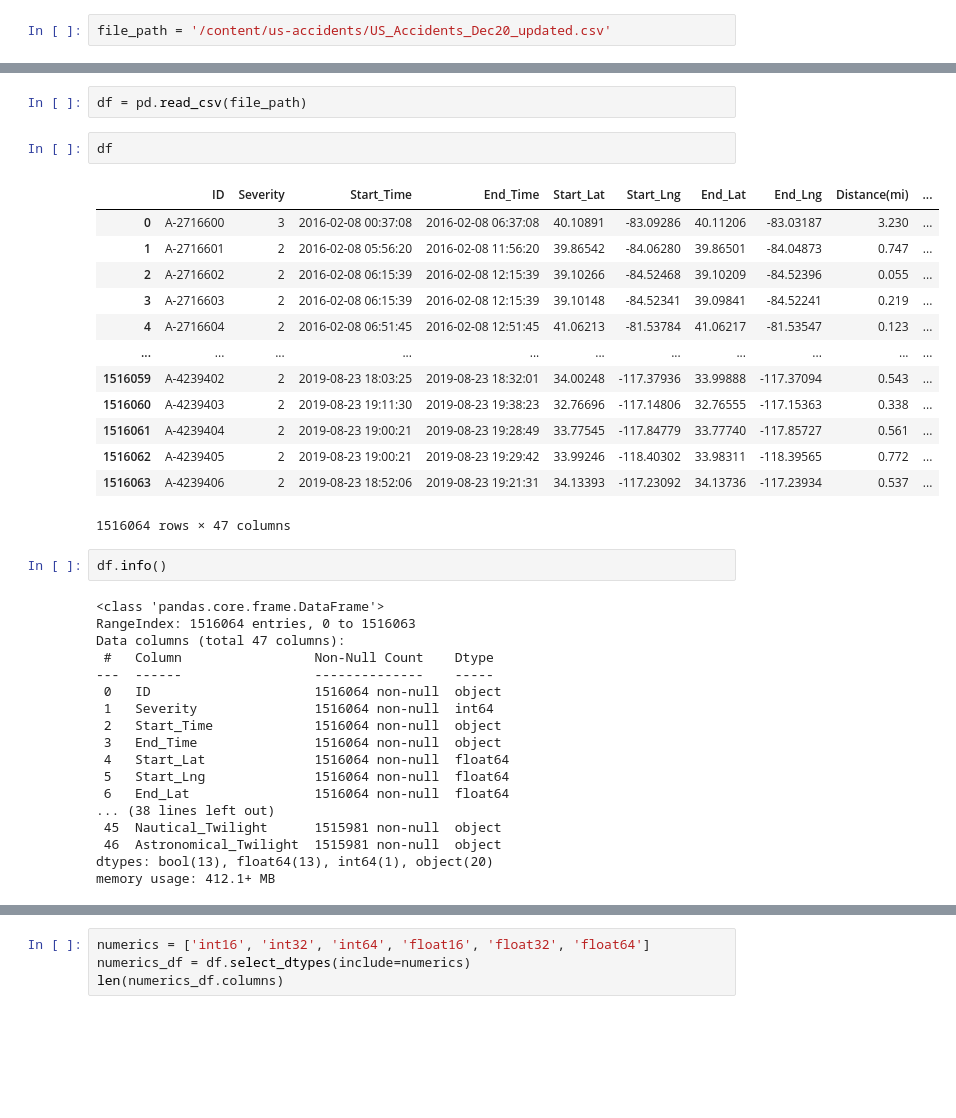
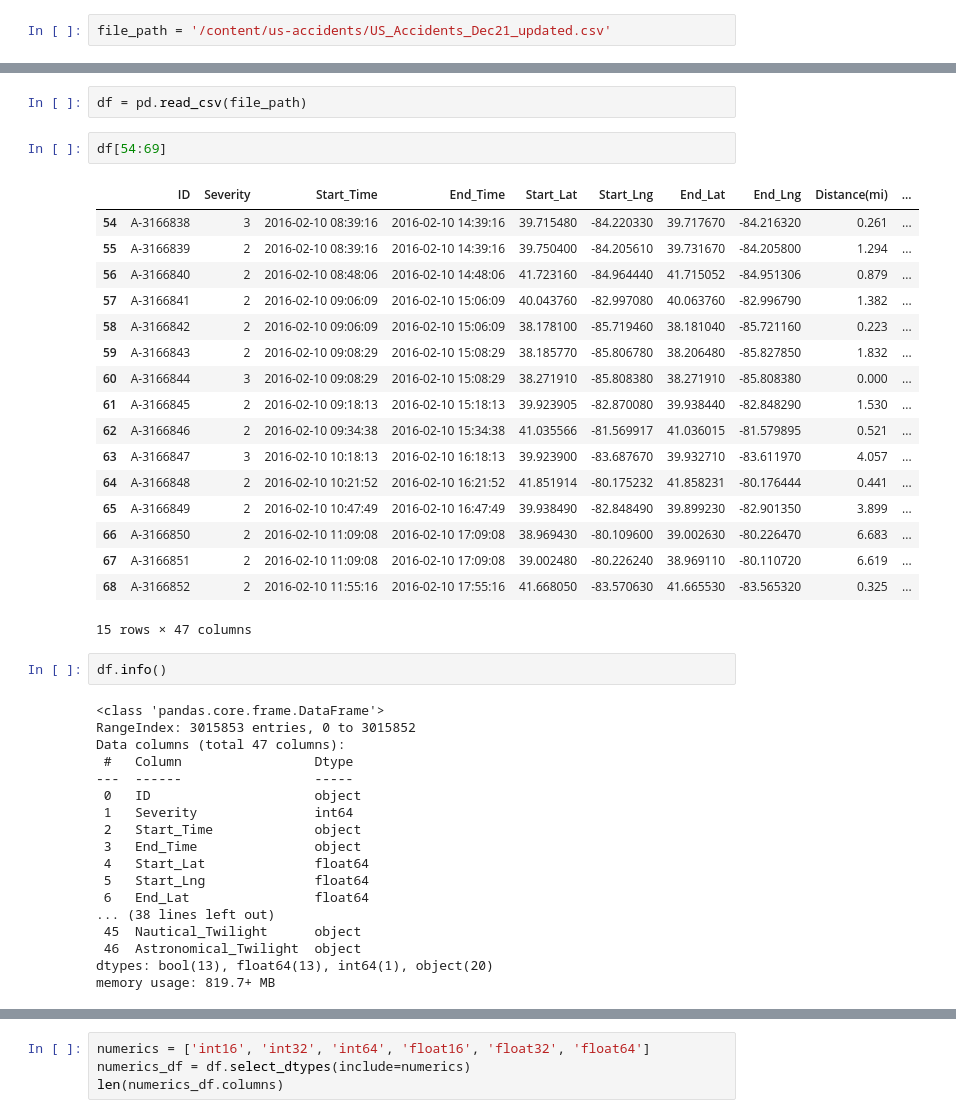
Before and after one commit to Marveloder/USA-ACCIDENT-EDA, a Jupyter notebook: US_Accident_EDA.ipynb, the cells around one changed output, grey strips where cells are left out. Saved outputs shown, nothing was run; the diff lists cells and outputs as text; blank space fills up the shorter version.

```diff
--- a/US_Accident_EDA.ipynb
+++ b/US_Accident_EDA.ipynb
@@ -15,5 +13,5 @@ Downloading us-accidents.zip to ./us-accidents
 # %%
-file_path = '/content/us-accidents/US_Accidents_Dec20_updated.csv'
+file_path = '/content/us-accidents/US_Accidents_Dec21_updated.csv'
 # %% [markdown]
 # Data Preparation and Cleaning
 - Load the file using Pandas
@@ -24,41 +22,45 @@ import pandas as pd
 # %%
 df = pd.read_csv(file_path)
 # %%
-df
+df[54:69]
 # %% [output]
 |  | ID | Severity | Start_Time | End_Time | Start_Lat | Start_Lng | End_Lat | End_Lng | Distance(mi) | ... |
-| 0 | A-2716600 | 3 | 2016-02-08 00:37:08 | 2016-02-08 06:37:08 | 40.10891 | -83.09286 | 40.11206 | -83.03187 | 3.230 | ... |
-| 1 | A-2716601 | 2 | 2016-02-08 05:56:20 | 2016-02-08 11:56:20 | 39.86542 | -84.06280 | 39.86501 | -84.04873 | 0.747 | ... |
-| 2 | A-2716602 | 2 | 2016-02-08 06:15:39 | 2016-02-08 12:15:39 | 39.10266 | -84.52468 | 39.10209 | -84.52396 | 0.055 | ... |
-| 3 | A-2716603 | 2 | 2016-02-08 06:15:39 | 2016-02-08 12:15:39 | 39.10148 | -84.52341 | 39.09841 | -84.52241 | 0.219 | ... |
-| 4 | A-2716604 | 2 | 2016-02-08 06:51:45 | 2016-02-08 12:51:45 | 41.06213 | -81.53784 | 41.06217 | -81.53547 | 0.123 | ... |
-| ... | ... | ... | ... | ... | ... | ... | ... | ... | ... | ... |
-| 1516059 | A-4239402 | 2 | 2019-08-23 18:03:25 | 2019-08-23 18:32:01 | 34.00248 | -117.37936 | 33.99888 | -117.37094 | 0.543 | ... |
-| 1516060 | A-4239403 | 2 | 2019-08-23 19:11:30 | 2019-08-23 19:38:23 | 32.76696 | -117.14806 | 32.76555 | -117.15363 | 0.338 | ... |
-| 1516061 | A-4239404 | 2 | 2019-08-23 19:00:21 | 2019-08-23 19:28:49 | 33.77545 | -117.84779 | 33.77740 | -117.85727 | 0.561 | ... |
-| 1516062 | A-4239405 | 2 | 2019-08-23 19:00:21 | 2019-08-23 19:29:42 | 33.99246 | -118.40302 | 33.98311 | -118.39565 | 0.772 | ... |
-| 1516063 | A-4239406 | 2 | 2019-08-23 18:52:06 | 2019-08-23 19:21:31 | 34.13393 | -117.23092 | 34.13736 | -117.23934 | 0.537 | ... |
+| 54 | A-3166838 | 3 | 2016-02-10 08:39:16 | 2016-02-10 14:39:16 | 39.715480 | -84.220330 | 39.717670 | -84.216320 | 0.261 | ... |
+| 55 | A-3166839 | 2 | 2016-02-10 08:39:16 | 2016-02-10 14:39:16 | 39.750400 | -84.205610 | 39.731670 | -84.205800 | 1.294 | ... |
+| 56 | A-3166840 | 2 | 2016-02-10 08:48:06 | 2016-02-10 14:48:06 | 41.723160 | -84.964440 | 41.715052 | -84.951306 | 0.879 | ... |
+| 57 | A-3166841 | 2 | 2016-02-10 09:06:09 | 2016-02-10 15:06:09 | 40.043760 | -82.997080 | 40.063760 | -82.996790 | 1.382 | ... |
+| 58 | A-3166842 | 2 | 2016-02-10 09:06:09 | 2016-02-10 15:06:09 | 38.178100 | -85.719460 | 38.181040 | -85.721160 | 0.223 | ... |
+| 59 | A-3166843 | 2 | 2016-02-10 09:08:29 | 2016-02-10 15:08:29 | 38.185770 | -85.806780 | 38.206480 | -85.827850 | 1.832 | ... |
+| 60 | A-3166844 | 3 | 2016-02-10 09:08:29 | 2016-02-10 15:08:29 | 38.271910 | -85.808380 | 38.271910 | -85.808380 | 0.000 | ... |
+| 61 | A-3166845 | 2 | 2016-02-10 09:18:13 | 2016-02-10 15:18:13 | 39.923905 | -82.870080 | 39.938440 | -82.848290 | 1.530 | ... |
+| 62 | A-3166846 | 2 | 2016-02-10 09:34:38 | 2016-02-10 15:34:38 | 41.035566 | -81.569917 | 41.036015 | -81.579895 | 0.521 | ... |
+| 63 | A-3166847 | 3 | 2016-02-10 10:18:13 | 2016-02-10 16:18:13 | 39.923900 | -83.687670 | 39.932710 | -83.611970 | 4.057 | ... |
+| 64 | A-3166848 | 2 | 2016-02-10 10:21:52 | 2016-02-10 16:21:52 | 41.851914 | -80.175232 | 41.858231 | -80.176444 | 0.441 | ... |
+| 65 | A-3166849 | 2 | 2016-02-10 10:47:49 | 2016-02-10 16:47:49 | 39.938490 | -82.848490 | 39.899230 | -82.901350 | 3.899 | ... |
+| 66 | A-3166850 | 2 | 2016-02-10 11:09:08 | 2016-02-10 17:09:08 | 38.969430 | -80.109600 | 39.002630 | -80.226470 | 6.683 | ... |
+| 67 | A-3166851 | 2 | 2016-02-10 11:09:08 | 2016-02-10 17:09:08 | 39.002480 | -80.226240 | 38.969110 | -80.110720 | 6.619 | ... |
+| 68 | A-3166852 | 2 | 2016-02-10 11:55:16 | 2016-02-10 17:55:16 | 41.668050 | -83.570630 | 41.665530 | -83.565320 | 0.325 | ... |
-1516064 rows × 47 columns
+15 rows × 47 columns
 # %%
 df.info()
 # %% [output]
 <class 'pandas.core.frame.DataFrame'>
-RangeIndex: 1516064 entries, 0 to 1516063
+RangeIndex: 3015853 entries, 0 to 3015852
 Data columns (total 47 columns):
- #   Column                 Non-Null Count    Dtype
----  ------                 --------------    -----
- 0   ID                     1516064 non-null  object
- 1   Severity               1516064 non-null  int64
- 2   Start_Time             1516064 non-null  object
- 3   End_Time               1516064 non-null  object
- 4   Start_Lat              1516064 non-null  float64
- 5   Start_Lng              1516064 non-null  float64
- 6   End_Lat                1516064 non-null  float64
+ #   Column                 Dtype
+---  ------                 -----
+ 0   ID                     object
+ 1   Severity               int64
+ 2   Start_Time             object
+ 3   End_Time               object
+ 4   Start_Lat              float64
+ 5   Start_Lng              float64
+ 6   End_Lat                float64
 ... (38 lines left out)
- 45  Nautical_Twilight      1515981 non-null  object
- 46  Astronomical_Twilight  1515981 non-null  object
+ 45  Nautical_Twilight      object
+ 46  Astronomical_Twilight  object
 dtypes: bool(13), float64(13), int64(1), object(20)
-memory usage: 412.1+ MB
+memory usage: 819.7+ MB
 # %%
 df.describe()
 # %% [output]
```
Also changed, not shown: parts of 26 cells of this notebook.
